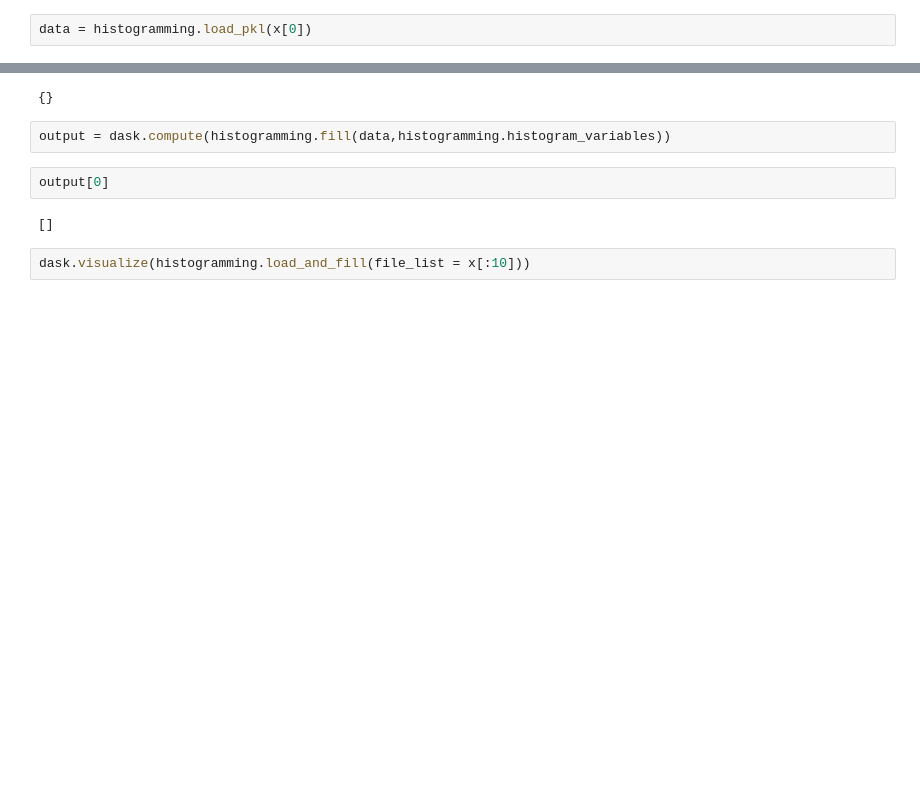
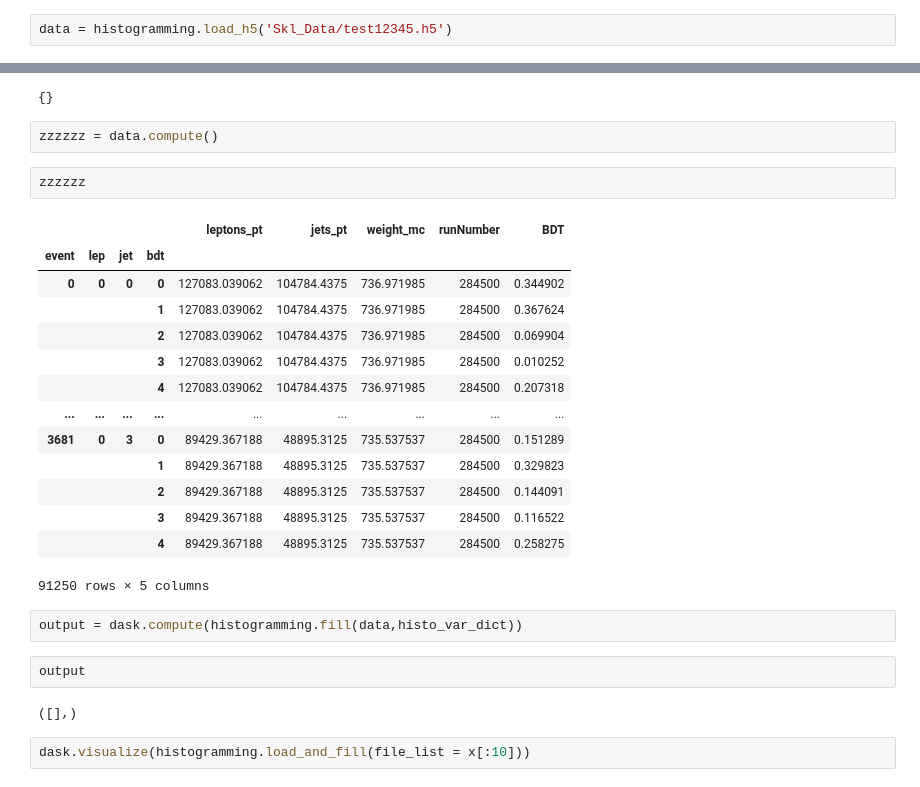
Before and after one commit to MoAly98/Pythium, a Jupyter notebook: Dask_Testing.ipynb, the cells around one changed output, grey strips where cells are left out. Cells and saved outputs as stored; diff of their text form; blank space fills up the shorter version.

```diff
--- a/Dask_Testing.ipynb
+++ b/Dask_Testing.ipynb
@@ -77,2 +76,2 @@ len(x)
 # %%
-data = histogramming.load_pkl(x[0])
+data = histogramming.load_h5('Skl_Data/test12345.h5')
@@ -80,12 +144,31 @@ data = histogramming.load_pkl(x[0])
 histogramming.histogram_variables
 # %% [output]
 {}
+# %%
+zzzzzz = data.compute()
+# %%
+zzzzzz
+# %% [output]
+|  |  |  |  | leptons_pt | jets_pt | weight_mc | runNumber | BDT |
+| event | lep | jet | bdt |  |  |  |  |  |
+| 0 | 0 | 0 | 0 | 127083.039062 | 104784.4375 | 736.971985 | 284500 | 0.344902 |
+|  |  |  | 1 | 127083.039062 | 104784.4375 | 736.971985 | 284500 | 0.367624 |
+|  |  |  | 2 | 127083.039062 | 104784.4375 | 736.971985 | 284500 | 0.069904 |
+|  |  |  | 3 | 127083.039062 | 104784.4375 | 736.971985 | 284500 | 0.010252 |
+|  |  |  | 4 | 127083.039062 | 104784.4375 | 736.971985 | 284500 | 0.207318 |
+| ... | ... | ... | ... | ... | ... | ... | ... | ... |
+| 3681 | 0 | 3 | 0 | 89429.367188 | 48895.3125 | 735.537537 | 284500 | 0.151289 |
+|  |  |  | 1 | 89429.367188 | 48895.3125 | 735.537537 | 284500 | 0.329823 |
+|  |  |  | 2 | 89429.367188 | 48895.3125 | 735.537537 | 284500 | 0.144091 |
+|  |  |  | 3 | 89429.367188 | 48895.3125 | 735.537537 | 284500 | 0.116522 |
+|  |  |  | 4 | 89429.367188 | 48895.3125 | 735.537537 | 284500 | 0.258275 |
+91250 rows × 5 columns
 # %%
-output = dask.compute(histogramming.fill(data,histogramming.histogram_variables))
+output = dask.compute(histogramming.fill(data,histo_var_dict))
 # %%
-output[0]
+output
 # %% [output]
-[]
+([],)
 # %%
 dask.visualize(histogramming.load_and_fill(file_list = x[:10]))
 # %% [output]
```
Also changed, not shown: parts of 37 cells of this notebook, 3 other files.
